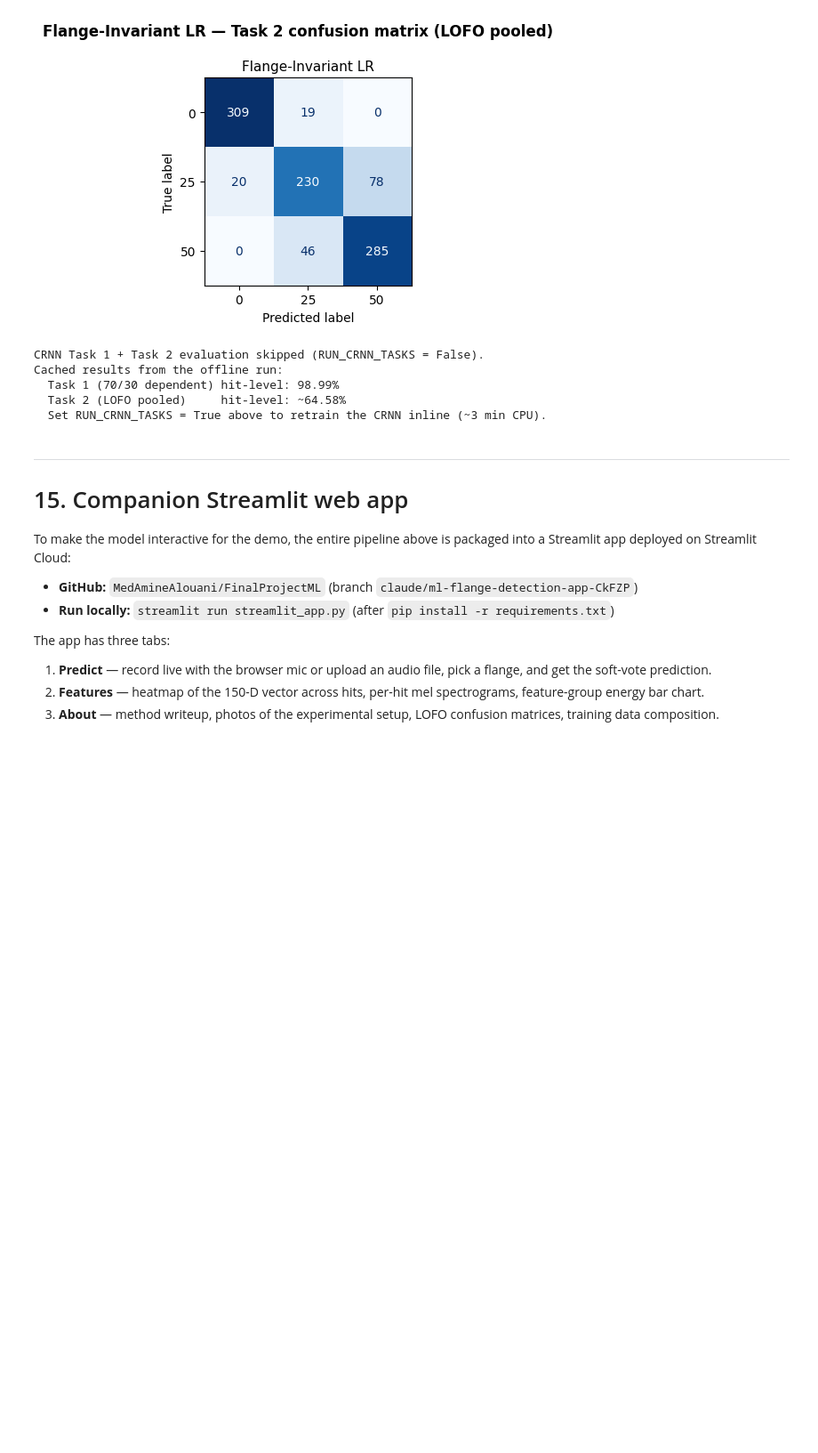
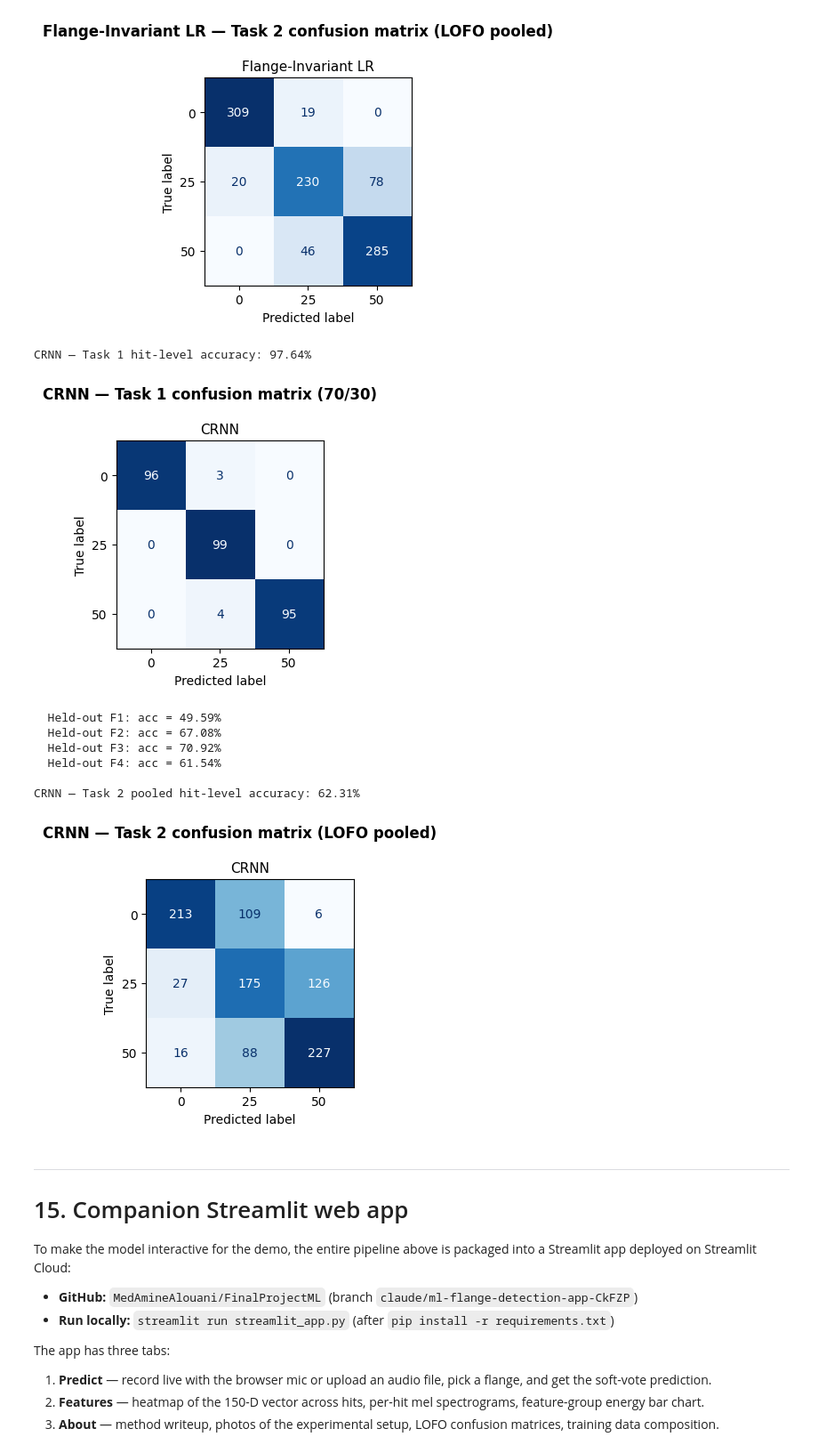
Before and after one commit to MedAmineAlouani/FinalProjectML, a Jupyter notebook: Final_Project_ML_Submission.ipynb, the cells around one changed output. Shown at 89% size. Drawn from its saved outputs; the diff is of its cells as text; code cells hidden in the pictures; blank space fills up the shorter version.

```diff
--- a/Final_Project_ML_Submission.ipynb
+++ b/Final_Project_ML_Submission.ipynb
@@ -1903,7 +1960,7 @@ show_cm_grid([('Flange-Invariant LR', lr_task2_true, lr_task2_pred)],
 # ============================================================
 # CRNN — Task 1 + Task 2 (gated; flip the flag to retrain inline)
 # ============================================================
-RUN_CRNN_TASKS = False  # flip to True to retrain the CRNN inline (~3 min on CPU)
+RUN_CRNN_TASKS = True  # set False to skip the inline CRNN retrain (~3 min on CPU)
 
 if RUN_CRNN_TASKS:
     LABEL_TO_INDEX_LOC = {0: 0, 25: 1, 50: 2}
@@ -1934,38 +1991,42 @@ if RUN_CRNN_TASKS:
     crnn_task2_true, crnn_task2_pred = [], []
     for test_flange in [1, 2, 3, 4]:
         tr = flange_ids != test_flange
         te = flange_ids == test_flange
         Xtr_h, Xte_h = standardize_per_feature(X_logmel[tr], X_logmel[te])
         ytr_oh = to_categorical([LABEL_TO_INDEX_LOC[v] for v in y_labels[tr]], 3)
         tf.keras.utils.set_random_seed(RANDOM_STATE + test_flange)
         mdl = make_crnn(Xtr_h.shape[1:])
         mdl.fit(Xtr_h, ytr_oh, validation_split=0.15, epochs=20, batch_size=32,
                  verbose=0,
                  callbacks=[EarlyStopping(monitor='val_accuracy', patience=8,
                                            restore_best_weights=True)])
         yhat = np.array([INDEX_TO_LABEL_LOC[i]
                           for i in mdl.predict(Xte_h, verbose=0).argmax(1)])
         crnn_task2_true.extend(y_labels[te].tolist())
         crnn_task2_pred.extend(yhat.tolist())
         print(f'  Held-out F{test_flange}: acc = {accuracy_score(y_labels[te], yhat) * 100:.2f}%')
     crnn_task2_true = np.array(crnn_task2_true)
     crnn_task2_pred = np.array(crnn_task2_pred)
     acc_crnn_t2 = (crnn_task2_true == crnn_task2_pred).mean()
     print(f'\nCRNN — Task 2 pooled hit-level accuracy: {acc_crnn_t2 * 100:.2f}%')
     show_cm_grid([('CRNN', crnn_task2_true, crnn_task2_pred)],
                   'CRNN — Task 2 confusion matrix (LOFO pooled)')
 else:
     print('CRNN Task 1 + Task 2 evaluation skipped (RUN_CRNN_TASKS = False).')
     print('Cached results from the offline run:')
     print('  Task 1 (70/30 dependent) hit-level: 98.99%')
     print('  Task 2 (LOFO pooled)     hit-level: ~64.58%')
     print('  Set RUN_CRNN_TASKS = True above to retrain the CRNN inline (~3 min CPU).')
 # %% [output]
-CRNN Task 1 + Task 2 evaluation skipped (RUN_CRNN_TASKS = False).
-Cached results from the offline run:
-  Task 1 (70/30 dependent) hit-level: 98.99%
-  Task 2 (LOFO pooled)     hit-level: ~64.58%
-  Set RUN_CRNN_TASKS = True above to retrain the CRNN inline (~3 min CPU).
+CRNN — Task 1 hit-level accuracy: 97.64%
+[figure, added]
+  Held-out F1: acc = 49.59%
+  Held-out F2: acc = 67.08%
+  Held-out F3: acc = 70.92%
+  Held-out F4: acc = 61.54%
+
+CRNN — Task 2 pooled hit-level accuracy: 62.31%
+[figure, added]
 # %% [markdown]
 ---
 # 15. Companion Streamlit web app
```
Also changed, not shown: parts of 10 cells of this notebook, 1 other file.
